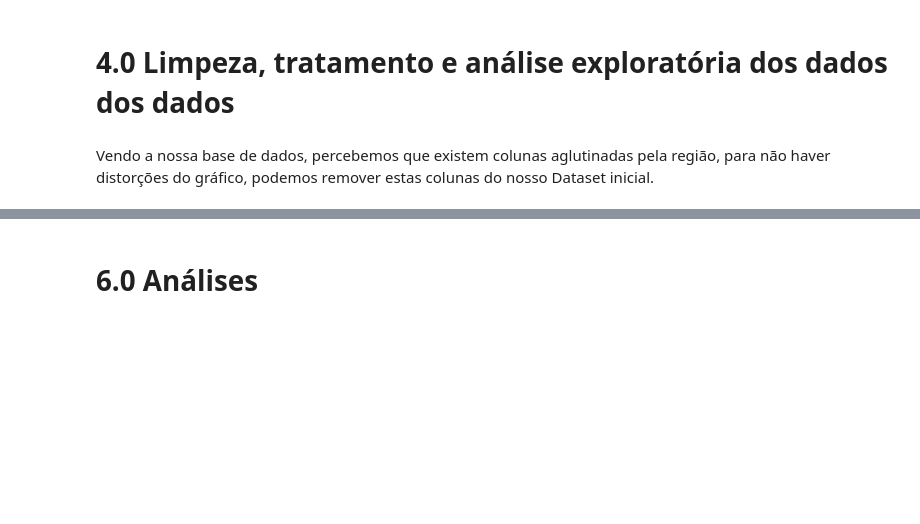
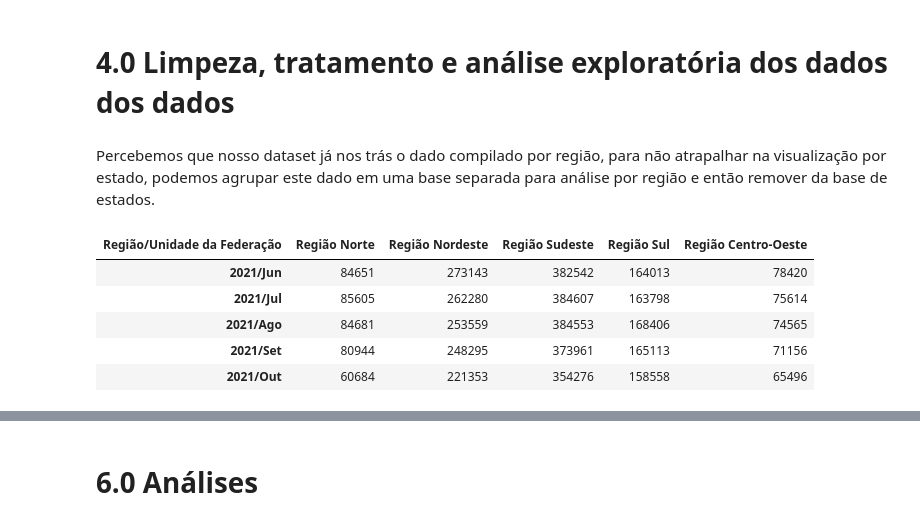
Before and after one commit to chermont04/Federal-District-Public-heath-Analysis, a Jupyter notebook: notebooks/Analise_de_internacoes_Brasil.ipynb, the cells around one changed output, grey strips where cells are left out. Drawn from its saved outputs; the diff is of its cells as text; code cells hidden in the pictures; blank space fills up the shorter version.

```diff
--- a/notebooks/Analise_de_internacoes_Brasil.ipynb
+++ b/notebooks/Analise_de_internacoes_Brasil.ipynb
@@ -91,5 +92,21 @@ Length: 167, dtype: int64
 Verificamos que não há valores nulos para serem tratados nesta base de dados.
 # %% [markdown]
 # 4.0 Limpeza, tratamento e análise exploratória dos dados dos dados
-# %% [markdown]
-Vendo a nossa base de dados, percebemos que existem colunas aglutinadas pela região, para não haver distorções do gráfico, podemos remover estas colunas do nosso Dataset inicial.
+# %% [markdown]
+Percebemos que nosso dataset já nos trás o dado compilado por região, para não atrapalhar na visualização por estado, podemos agrupar este dado em uma base separada para análise por região e então remover da base de estados.
+# %%
+#Transpor o DataFrame para poder selecionar as regiões como colunas
+internacoes_regiao = internacoes.T
+#criar um novo dataFrame com as colunas selecionadas
+internacoes_regiao = internacoes_regiao[['Região Norte', 'Região Nordeste', 'Região Sudeste', 'Região Sul', 'Região Centro-Oeste']]
+#Remover a coluna de total do dataFrame criado para não sujar a análise
+internacoes_regiao = internacoes_regiao.drop('Total')
+
+internacoes_regiao.tail()
+# %% [output]
+| Região/Unidade da Federação | Região Norte | Região Nordeste | Região Sudeste | Região Sul | Região Centro-Oeste |
+| 2021/Jun | 84651 | 273143 | 382542 | 164013 | 78420 |
+| 2021/Jul | 85605 | 262280 | 384607 | 163798 | 75614 |
+| 2021/Ago | 84681 | 253559 | 384553 | 168406 | 74565 |
+| 2021/Set | 80944 | 248295 | 373961 | 165113 | 71156 |
+| 2021/Out | 60684 | 221353 | 354276 | 158558 | 65496 |
```
Also changed, not shown: parts of 12 cells of this notebook.
